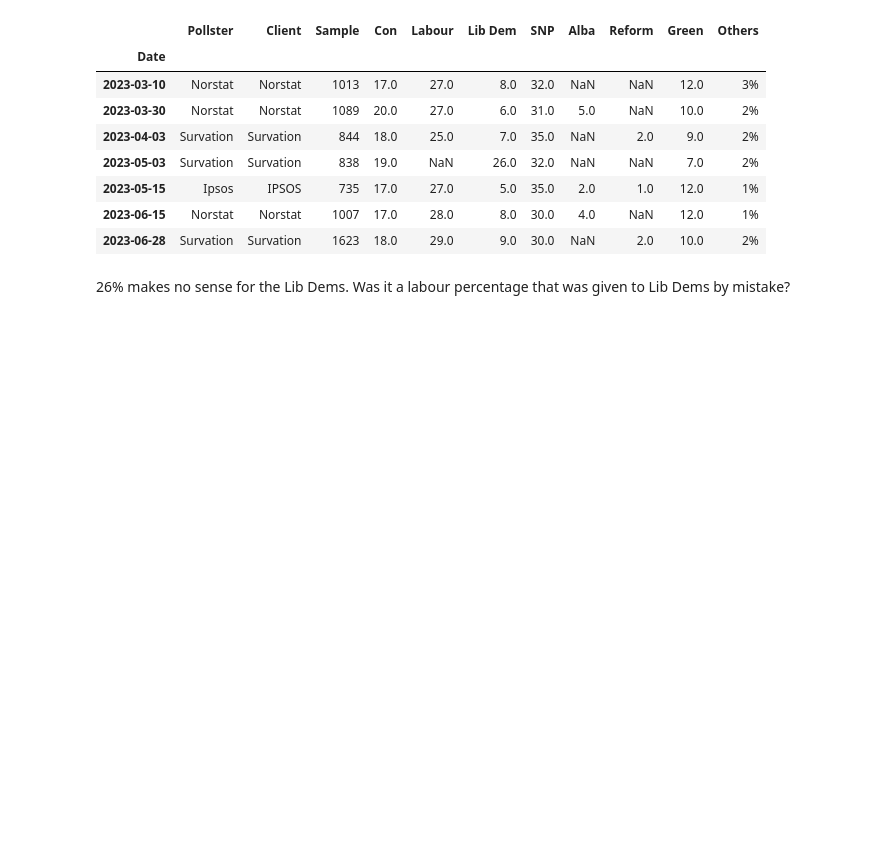
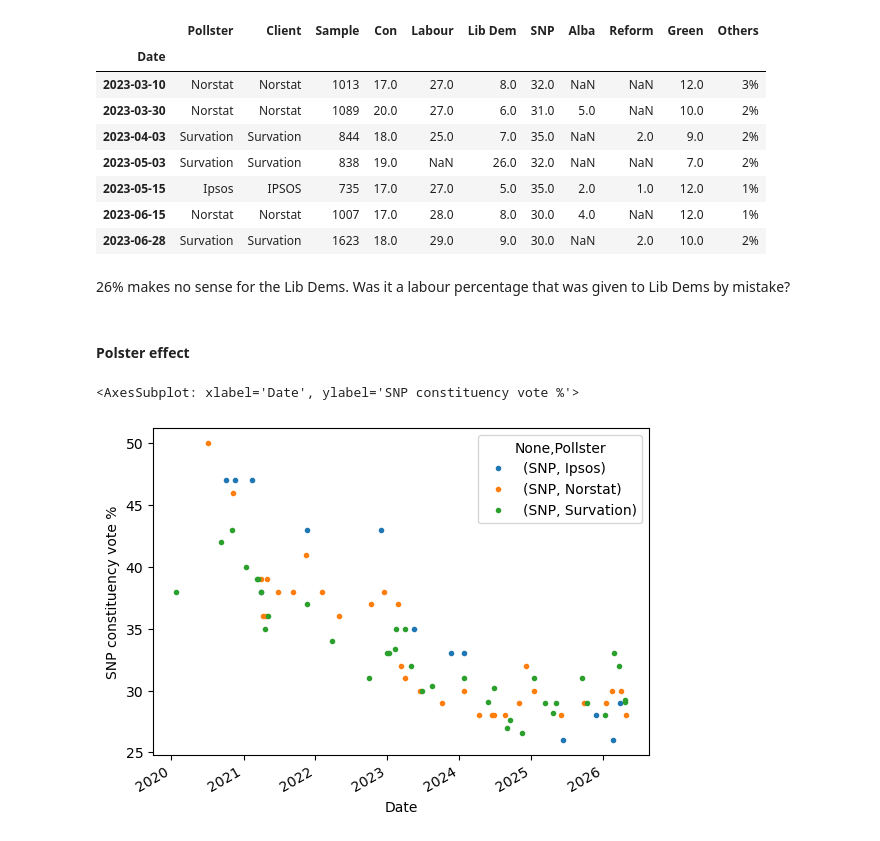
Before and after one commit to stelios-c/uk_votes, a Jupyter notebook: scottish_may2026.ipynb, the cells around one changed output. Drawn from its saved outputs; the diff is of its cells as text; code cells hidden in the pictures; blank space fills up the shorter version.

Commit message:
look at regional

```diff
--- a/scottish_may2026.ipynb
+++ b/scottish_may2026.ipynb
@@ -181,3 +183,19 @@ memory usage: 9.0+ KB
 | 2023-06-28 | Survation | Survation | 1623 | 18.0 | 29.0 | 9.0 | 30.0 | NaN | 2.0 | 10.0 | 2% |
 # %% [markdown]
 26% makes no sense for the Lib Dems. Was it a labour percentage that was given to Lib Dems by mistake?
+# %% [markdown]
+#### Polster effect
+# %%
+(regional_df
+ [['Date','Pollster','SNP']]
+ .groupby(['Date','Pollster'])
+ .max()
+ .unstack()
+ .sort_index()
+ .loc['2018':]
+#.interpolate()
+ .plot(marker='.',ls='',ylabel='SNP constituency vote %')
+)
+# %% [output]
+<AxesSubplot: xlabel='Date', ylabel='SNP constituency vote %'>
+[figure, added]
```
Also changed, not shown: parts of 3 cells of this notebook.
